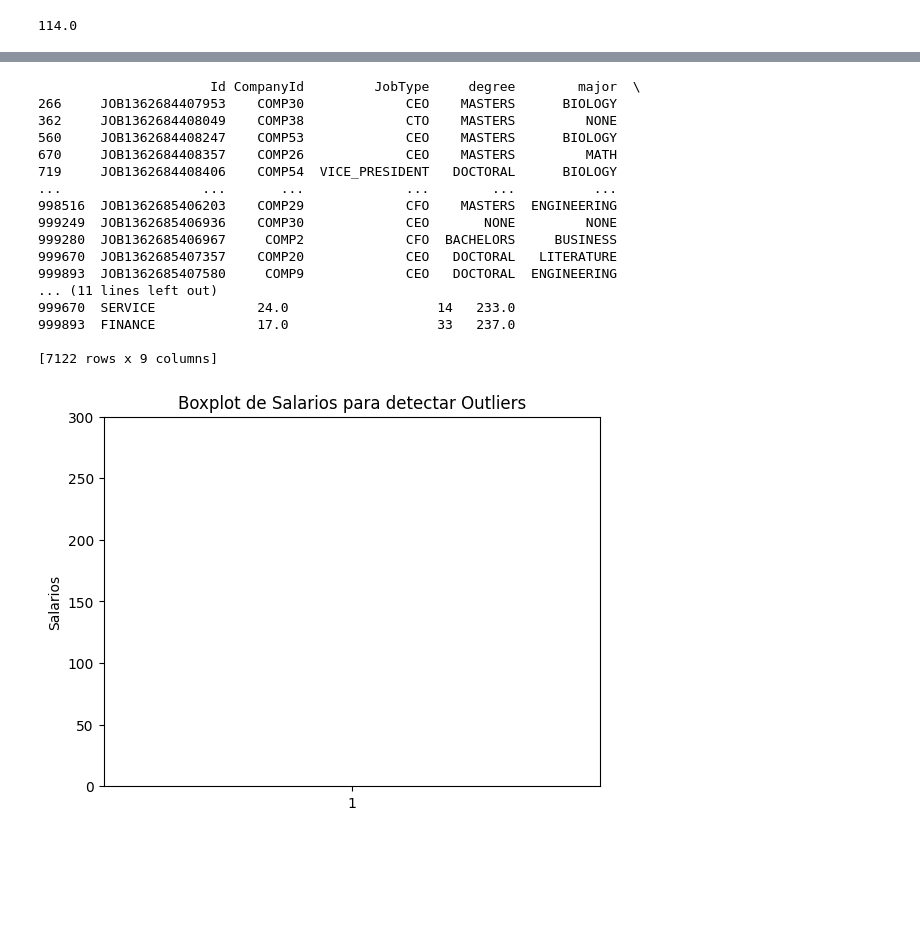
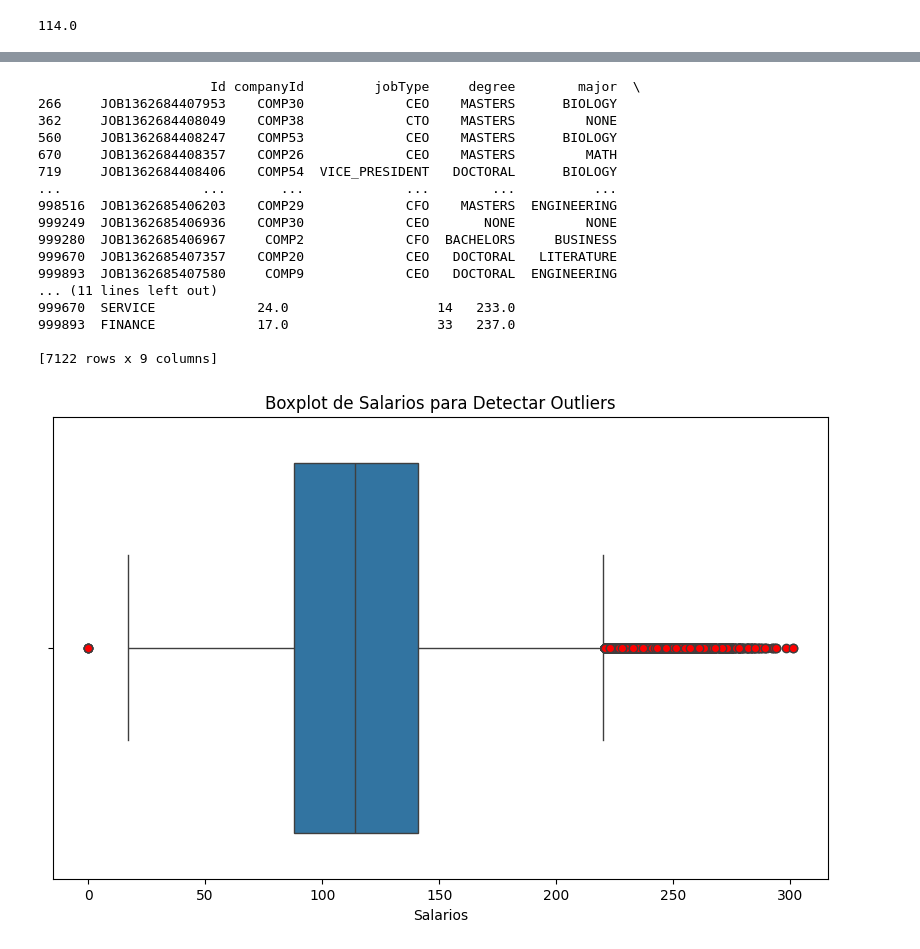
Before and after one commit to PerlaLunaD/analisis-salarial-por-industria, a Jupyter notebook: Análisis__Salarial__por__Industria.ipynb, the cells around one changed output, grey strips where cells are left out. Drawn from its saved outputs; the diff is of its cells as text; code cells hidden in the pictures; blank space fills up the shorter version.

```diff
--- a/Análisis__Salarial__por__Industria.ipynb
+++ b/Análisis__Salarial__por__Industria.ipynb
@@ -78,10 +78,10 @@ df
 1000000 rows × 10 columns
 # %%
 df.rename(columns={'jobId':'Id'},inplace=True)
-df.rename(columns={'companyId':'CompanyId'},inplace=True)
-df.rename(columns={'jobType':'JobType'},inplace=True)
-df.rename(columns={'yearsExperience	':'YearsExperience	'},inplace=True)
-df.rename(columns={'milesFromMetropolis':'MilesFromMetropolis'},inplace=True)
+df.rename(columns={'companyId':'companyId'},inplace=True)
+df.rename(columns={'JobType':'jobType'},inplace=True)
+df.rename(columns={'yearsExperience	':'yearsExperience	'},inplace=True)
+df.rename(columns={'milesFromMetropolis':'milesFromMetropolis'},inplace=True)
 df.rename(columns={'Unnamed: 8':'Unnamed'},inplace=True)
 #se modifico el nombre de los emcabezados
 # %%
@@ -213,7 +213,7 @@ outliers = df1[(df1[columna_salarios] < limite_inferior) | (df1[columna_salarios
 # Mostrar los outliers
 print(outliers)
 # %% [output]
-                      Id CompanyId         JobType     degree        major  \
+                      Id companyId         jobType     degree        major  \
 266     JOB1362684407953    COMP30             CEO    MASTERS      BIOLOGY
 362     JOB1362684408049    COMP38             CTO    MASTERS         NONE
 560     JOB1362684408247    COMP53             CEO    MASTERS      BIOLOGY
@@ -231,11 +231,10 @@ print(outliers)
 
 [7122 rows x 9 columns]
 # %%
-
-plt.boxplot(df[columna_salarios])
-plt.title('Boxplot de Salarios para detectar Outliers')
-plt.ylabel('Salarios')
-plt.ylim(0, 300)
+plt.figure(figsize=(10, 6))
+sns.boxplot(x=df1[columna_salarios], flierprops={'marker': 'o', 'markerfacecolor': 'red', 'markersize': 6})
+plt.title('Boxplot de Salarios para Detectar Outliers')
+plt.xlabel('Salarios')
 plt.show()
 # %% [output]
-[figure, old version]
+[figure, new version]
```
Also changed, not shown: parts of 14 cells of this notebook.
